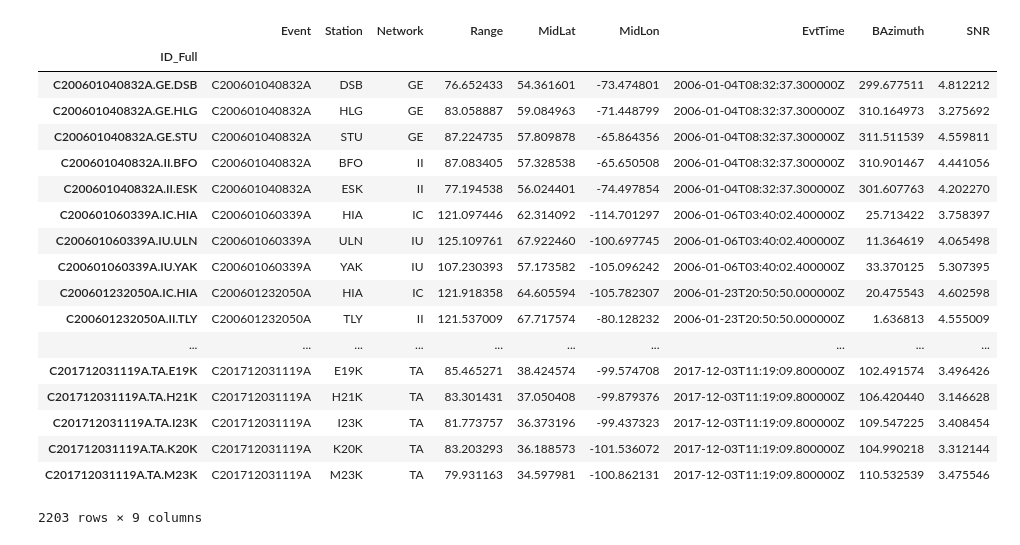
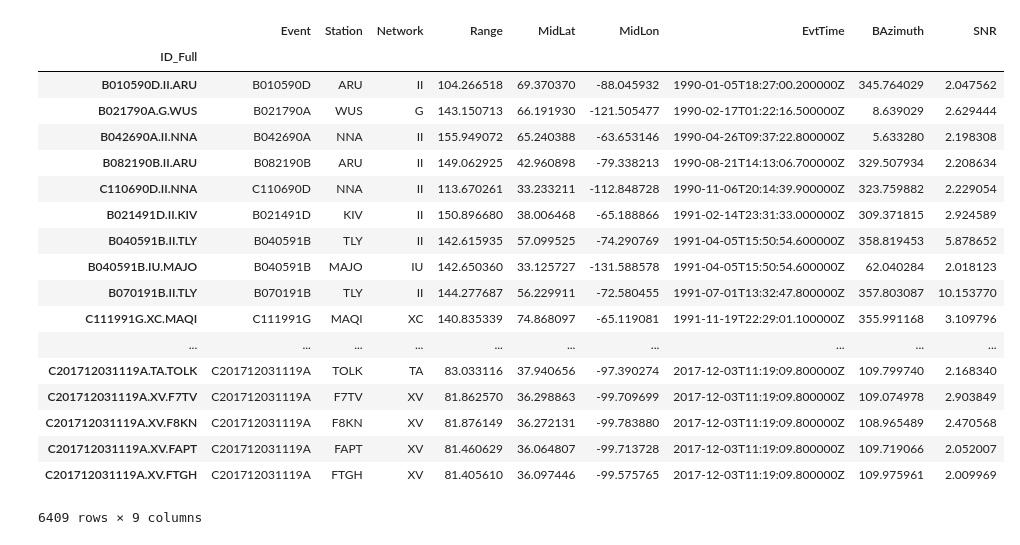
Before and after one commit to nmancinelli/ss-precursors, a Jupyter notebook: Bin_Waveforms.ipynb, the cells around one changed output. Cells and saved outputs as stored; diff of their text form; code cells hidden in the pictures.

```diff
--- a/Bin_Waveforms.ipynb
+++ b/Bin_Waveforms.ipynb
@@ -3,51 +3,51 @@ import warnings
 warnings.filterwarnings('ignore')
 
 import sqlite3
 conn = sqlite3.connect("ss.db")
 cur  = conn.cursor()
 
 import time
 import os
 
 import pandas as pd
 
 qry = """SELECT bouncepoints_full.ID_Full,
 bouncepoints_full.Event,
 bouncepoints_full.Station,
 bouncepoints_full.Network,
 bouncepoints_full.Range,
 bouncepoints_full.MidLat,
 bouncepoints_full.MidLon,
 bouncepoints_full.EvtTime,
 bouncepoints_full.BAzimuth,
 snr.SNR
 FROM bouncepoints_full
 LEFT JOIN snr
 ON bouncepoints_full.ID_Full=snr.ID_Full
-WHERE snr.SNR > 3.0 """
+WHERE snr.SNR > 2.0 """
 
 dfds = pd.read_sql_query(qry, conn, index_col=["ID_Full"])
 dfds
 # %% [output]
 |  | Event | Station | Network | Range | MidLat | MidLon | EvtTime | BAzimuth | SNR |
 | ID_Full |  |  |  |  |  |  |  |  |  |
-| C200601040832A.GE.DSB | C200601040832A | DSB | GE | 76.652433 | 54.361601 | -73.474801 | 2006-01-04T08:32:37.300000Z | 299.677511 | 4.812212 |
-| C200601040832A.GE.HLG | C200601040832A | HLG | GE | 83.058887 | 59.084963 | -71.448799 | 2006-01-04T08:32:37.300000Z | 310.164973 | 3.275692 |
-| C200601040832A.GE.STU | C200601040832A | STU | GE | 87.224735 | 57.809878 | -65.864356 | 2006-01-04T08:32:37.300000Z | 311.511539 | 4.559811 |
-| C200601040832A.II.BFO | C200601040832A | BFO | II | 87.083405 | 57.328538 | -65.650508 | 2006-01-04T08:32:37.300000Z | 310.901467 | 4.441056 |
-| C200601040832A.II.ESK | C200601040832A | ESK | II | 77.194538 | 56.024401 | -74.497854 | 2006-01-04T08:32:37.300000Z | 301.607763 | 4.202270 |
-| C200601060339A.IC.HIA | C200601060339A | HIA | IC | 121.097446 | 62.314092 | -114.701297 | 2006-01-06T03:40:02.400000Z | 25.713422 | 3.758397 |
-| C200601060339A.IU.ULN | C200601060339A | ULN | IU | 125.109761 | 67.922460 | -100.697745 | 2006-01-06T03:40:02.400000Z | 11.364619 | 4.065498 |
-| C200601060339A.IU.YAK | C200601060339A | YAK | IU | 107.230393 | 57.173582 | -105.096242 | 2006-01-06T03:40:02.400000Z | 33.370125 | 5.307395 |
-| C200601232050A.IC.HIA | C200601232050A | HIA | IC | 121.918358 | 64.605594 | -105.782307 | 2006-01-23T20:50:50.000000Z | 20.475543 | 4.602598 |
-| C200601232050A.II.TLY | C200601232050A | TLY | II | 121.537009 | 67.717574 | -80.128232 | 2006-01-23T20:50:50.000000Z | 1.636813 | 4.555009 |
+| B010590D.II.ARU | B010590D | ARU | II | 104.266518 | 69.370370 | -88.045932 | 1990-01-05T18:27:00.200000Z | 345.764029 | 2.047562 |
+| B021790A.G.WUS | B021790A | WUS | G | 143.150713 | 66.191930 | -121.505477 | 1990-02-17T01:22:16.500000Z | 8.639029 | 2.629444 |
+| B042690A.II.NNA | B042690A | NNA | II | 155.949072 | 65.240388 | -63.653146 | 1990-04-26T09:37:22.800000Z | 5.633280 | 2.198308 |
+| B082190B.II.ARU | B082190B | ARU | II | 149.062925 | 42.960898 | -79.338213 | 1990-08-21T14:13:06.700000Z | 329.507934 | 2.208634 |
+| C110690D.II.NNA | C110690D | NNA | II | 113.670261 | 33.233211 | -112.848728 | 1990-11-06T20:14:39.900000Z | 323.759882 | 2.229054 |
+| B021491D.II.KIV | B021491D | KIV | II | 150.896680 | 38.006468 | -65.188866 | 1991-02-14T23:31:33.000000Z | 309.371815 | 2.924589 |
+| B040591B.II.TLY | B040591B | TLY | II | 142.615935 | 57.099525 | -74.290769 | 1991-04-05T15:50:54.600000Z | 358.819453 | 5.878652 |
+| B040591B.IU.MAJO | B040591B | MAJO | IU | 142.650360 | 33.125727 | -131.588578 | 1991-04-05T15:50:54.600000Z | 62.040284 | 2.018123 |
+| B070191B.II.TLY | B070191B | TLY | II | 144.277687 | 56.229911 | -72.580455 | 1991-07-01T13:32:47.800000Z | 357.803087 | 10.153770 |
+| C111991G.XC.MAQI | C111991G | MAQI | XC | 140.835339 | 74.868097 | -65.119081 | 1991-11-19T22:29:01.100000Z | 355.991168 | 3.109796 |
 | ... | ... | ... | ... | ... | ... | ... | ... | ... | ... |
-| C201712031119A.TA.E19K | C201712031119A | E19K | TA | 85.465271 | 38.424574 | -99.574708 | 2017-12-03T11:19:09.800000Z | 102.491574 | 3.496426 |
-| C201712031119A.TA.H21K | C201712031119A | H21K | TA | 83.301431 | 37.050408 | -99.879376 | 2017-12-03T11:19:09.800000Z | 106.420440 | 3.146628 |
-| C201712031119A.TA.I23K | C201712031119A | I23K | TA | 81.773757 | 36.373196 | -99.437323 | 2017-12-03T11:19:09.800000Z | 109.547225 | 3.408454 |
-| C201712031119A.TA.K20K | C201712031119A | K20K | TA | 83.203293 | 36.188573 | -101.536072 | 2017-12-03T11:19:09.800000Z | 104.990218 | 3.312144 |
-| C201712031119A.TA.M23K | C201712031119A | M23K | TA | 79.931163 | 34.597981 | -100.862131 | 2017-12-03T11:19:09.800000Z | 110.532539 | 3.475546 |
+| C201712031119A.TA.TOLK | C201712031119A | TOLK | TA | 83.033116 | 37.940656 | -97.390274 | 2017-12-03T11:19:09.800000Z | 109.799740 | 2.168340 |
+| C201712031119A.XV.F7TV | C201712031119A | F7TV | XV | 81.862570 | 36.298863 | -99.709699 | 2017-12-03T11:19:09.800000Z | 109.074978 | 2.903849 |
+| C201712031119A.XV.F8KN | C201712031119A | F8KN | XV | 81.876149 | 36.272131 | -99.783880 | 2017-12-03T11:19:09.800000Z | 108.965489 | 2.470568 |
+| C201712031119A.XV.FAPT | C201712031119A | FAPT | XV | 81.460629 | 36.064807 | -99.713728 | 2017-12-03T11:19:09.800000Z | 109.719066 | 2.052007 |
+| C201712031119A.XV.FTGH | C201712031119A | FTGH | XV | 81.405610 | 36.097446 | -99.575765 | 2017-12-03T11:19:09.800000Z | 109.975961 | 2.009969 |
-2203 rows × 9 columns
+6409 rows × 9 columns
 # %%
 from numpy import arange
 from obspy.geodetics.base import gps2dist_azimuth
```
Also changed, not shown: 3 other files.
